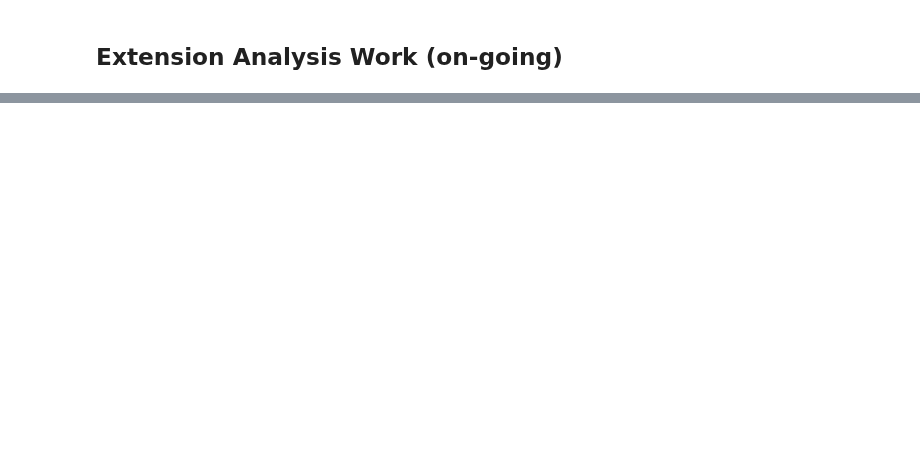
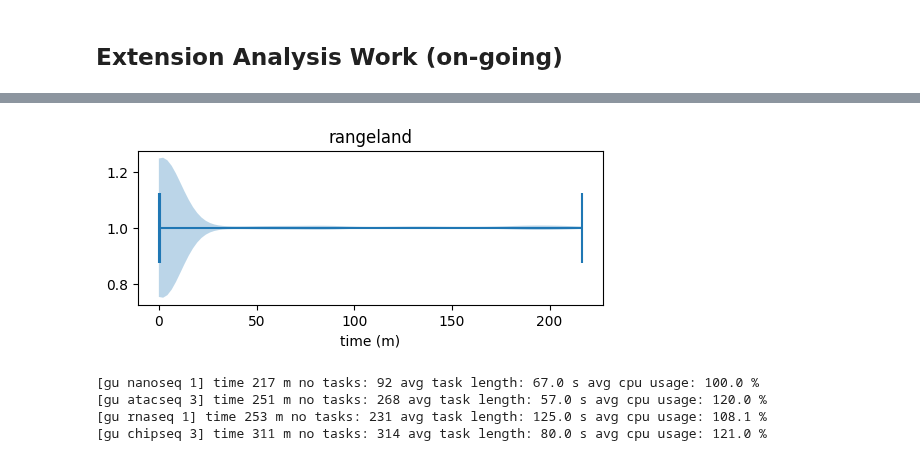
Before and after one commit to GlasgowC3lab/ichnos-results-evaluation, a Jupyter notebook: ext-results/ext-analysis.ipynb, the cells around one changed output, grey strips where cells are left out. Cells and saved outputs as stored; diff of their text form; code cells hidden in the pictures; blank space fills up the shorter version.

```diff
--- a/ext-results/ext-analysis.ipynb
+++ b/ext-results/ext-analysis.ipynb
@@ -230,0 +256,18 @@ print(median_rows.sort_values(['rapl_total']))
+# %%
+plt.figure(figsize=(6,2))
+plt.violinplot(hu_rangeland['duration'] / 1000 / 60, vert=False, showmedians=True, showextrema=True)
+plt.title('rangeland')
+plt.xlabel('time (m)')
+plt.show()
+# %% [output]
+[figure, added]
+# %%
+gu_nanoseq, gu_nanoseq_time = load_nxf_trace('gu', 'nanoseq', 1)
+gu_atacseq, gu_atacseq_time = load_nxf_trace('gu', 'atacseq', 3)
+gu_rnaseq, gu_rnaseq_time = load_nxf_trace('gu', 'rnaseq', 1)
+gu_chipseq, gu_chipseq_time = load_nxf_trace('gu', 'chipseq', 3)
+# %% [output]
+[gu nanoseq 1] time 217 m no tasks: 92 avg task length: 67.0 s avg cpu usage: 100.0 %
+[gu atacseq 3] time 251 m no tasks: 268 avg task length: 57.0 s avg cpu usage: 120.0 %
+[gu rnaseq 1] time 253 m no tasks: 231 avg task length: 125.0 s avg cpu usage: 108.1 %
+[gu chipseq 3] time 311 m no tasks: 314 avg task length: 80.0 s avg cpu usage: 121.0 %
```
Also changed, not shown: parts of 11 cells of this notebook, 12 other files.
